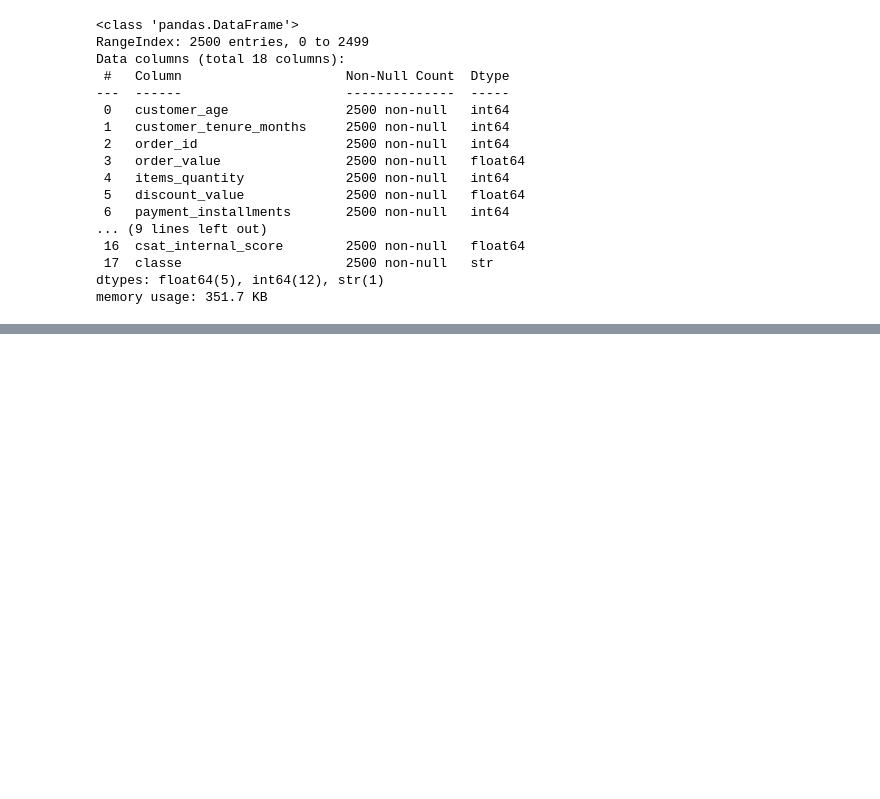
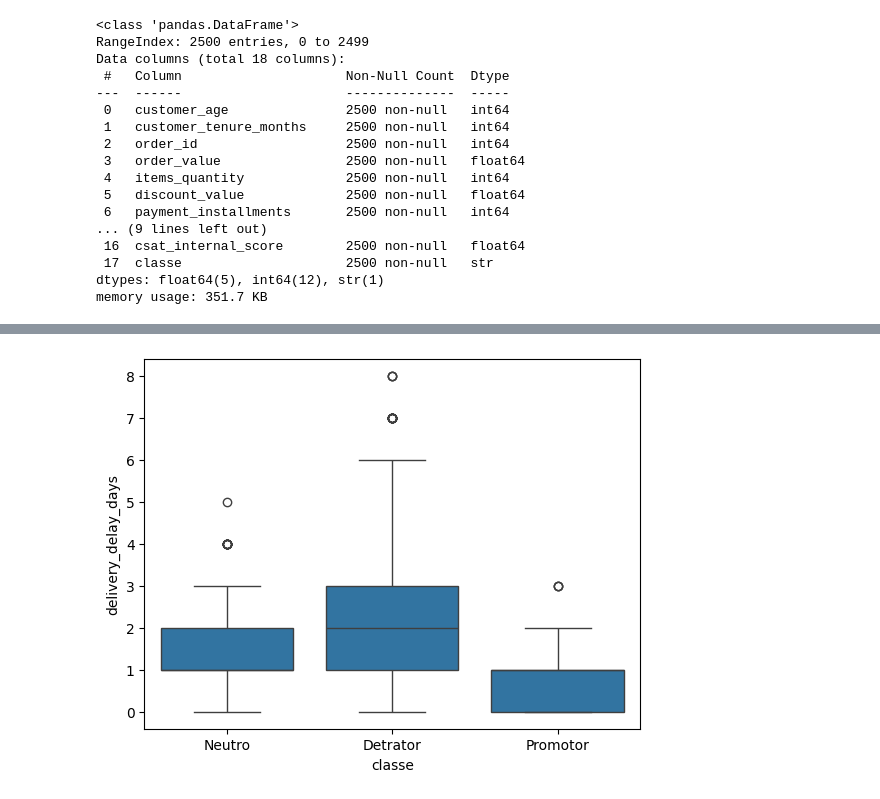
Before and after one commit to ldamaske/1IAST-Fase1, a Jupyter notebook: notebooks/EDA.ipynb, the cells around one changed output, grey strips where cells are left out. Saved outputs shown, nothing was run; the diff lists cells and outputs as text; code cells hidden in the pictures; blank space fills up the shorter version.

```diff
--- a/notebooks/EDA.ipynb
+++ b/notebooks/EDA.ipynb
@@ -284,0 +292,4 @@ memory usage: 351.7 KB
+# %%
+ax = sns.boxplot(x="classe", y="delivery_delay_days", data=nps)
+# %% [output]
+[figure, added]
```
Also changed, not shown: parts of 7 cells of this notebook.
